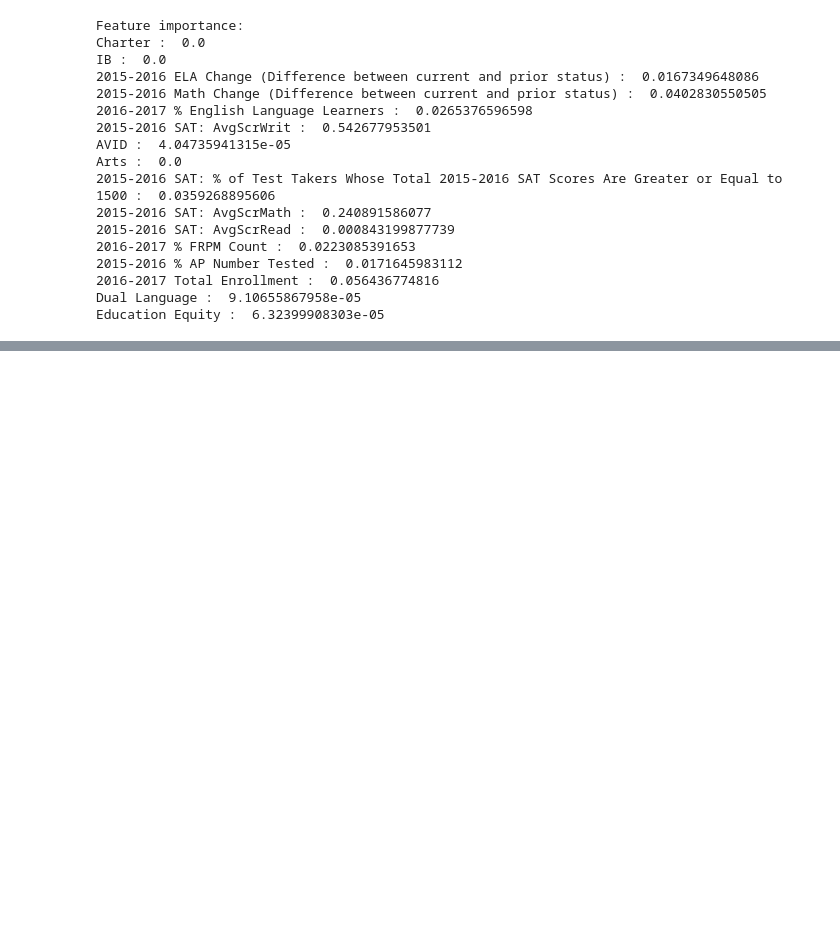
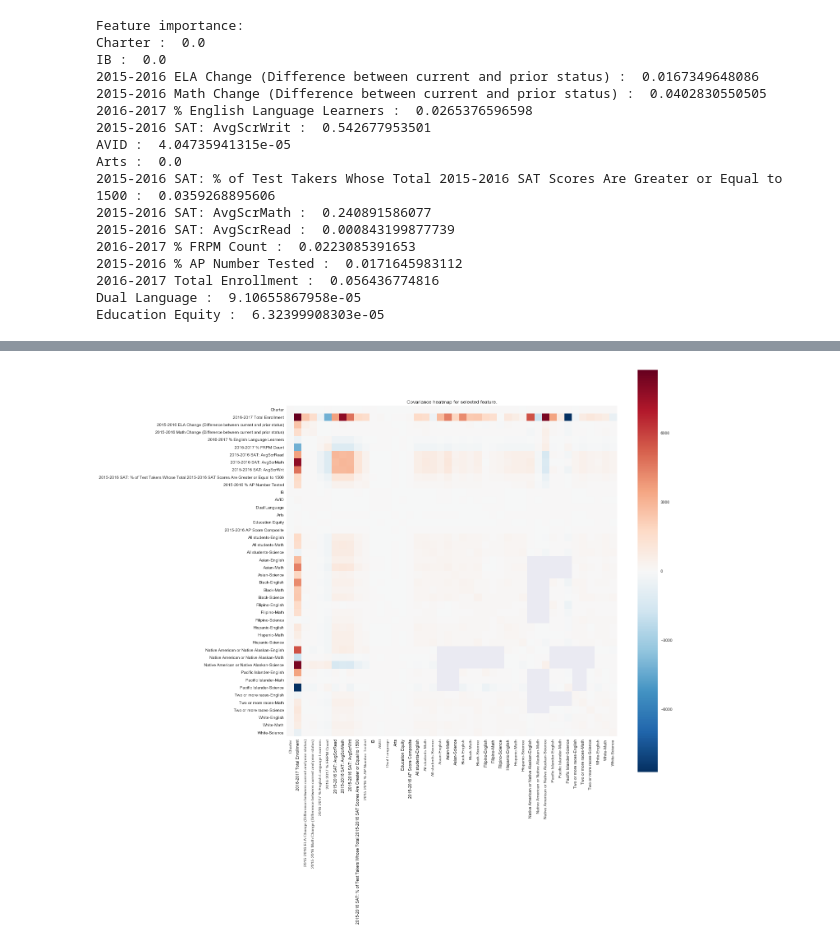
Before and after one commit to IvansStus/SanDiegoSchools, a Jupyter notebook: Analysis/Student Data Heroes 2017 Hackathon Competition Questions.ipynb, the cells around one changed output, grey strips where cells are left out. Cells and saved outputs as stored; diff of their text form; code cells hidden in the pictures; blank space fills up the shorter version.

```diff
--- a/Analysis/Student Data Heroes 2017 Hackathon Competition Questions.ipynb
+++ b/Analysis/Student Data Heroes 2017 Hackathon Competition Questions.ipynb
@@ -322,0 +325,16 @@ Education Equity :  6.32399908303e-05
+# %%
+rtp = pd.read_csv('./relativetoPeers.csv')
+rtp['relative_to_state'] = rtp['TestScorePercentage'] - rtp['StateTestPercentage']
+# If positive means better than state, if negative means worse than state
+
+del rtp['TestScorePercentage']
+del rtp['StateTestPercentage']
+
+rtp['Ethnicity, Subject'] = rtp['Ethnicity']+'-'+rtp['Subject']
+del rtp['Ethnicity']
+del rtp['Subject']
+
+rtp = rtp.drop_duplicates()
+print 'The shape of the data is: ', rtp.shape
+rtp = rtp.pivot(index='gsid', columns='Ethnicity, Subject', values='relative_to_state')
+print 'After pivoting, the shape is: ', rtp.shape
@@ -322,0 +346,8 @@ Education Equity :  6.32399908303e-05
+# %%
+schools_df_pk_gsid = dict(zip(list(schools_df['primary_key']), list(schools_df['gsid'])))
+
+pk = list(high_schools.index)
+fk = []
+for k in pk:
+    fk.append(schools_df_pk_gsid.get(k))
+high_schools['gsid'] = fk
@@ -322,0 +356,5 @@ Education Equity :  6.32399908303e-05
+# %%
+from sklearn.cluster import KMeans
+clustering = pd.merge(high_schools, rtp, how='inner', left_on='gsid', right_index=True)
+del clustering['gsid']
+clustering.head()
@@ -322,0 +369,9 @@ Education Equity :  6.32399908303e-05
+# %%
+plt.figure(figsize=[18,18])
+mat = clustering.ix[:, 1:].cov() # to get a heatmap of the correlation matrix
+mat.to_csv('more_feature_covariance_matrix.csv')
+a = sns.heatmap(mat, vmax=1, square = True)
+a.set_title('Covariance heatmap for selected feature.');
+# savefig('./Figures/feature_correlation_heatmap.png')
+# %% [output]
+[figure, added]
```
Also changed, not shown: parts of 8 cells of this notebook, 3 other files.
